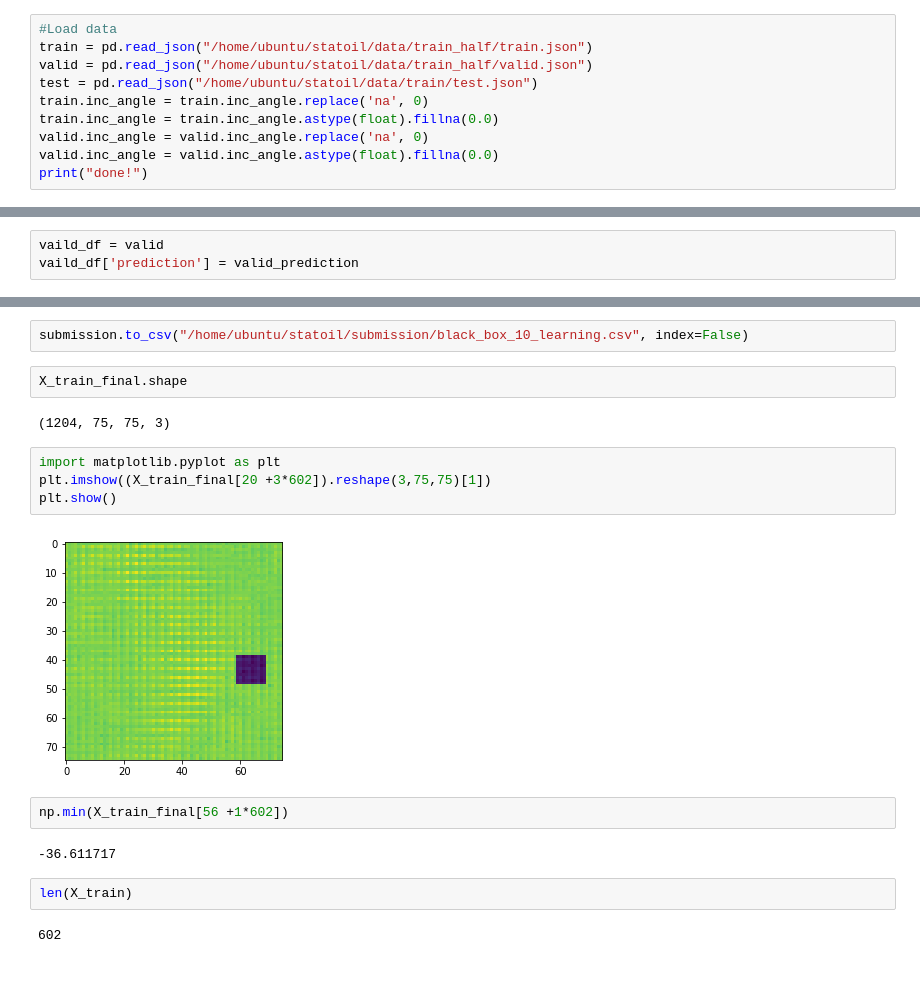
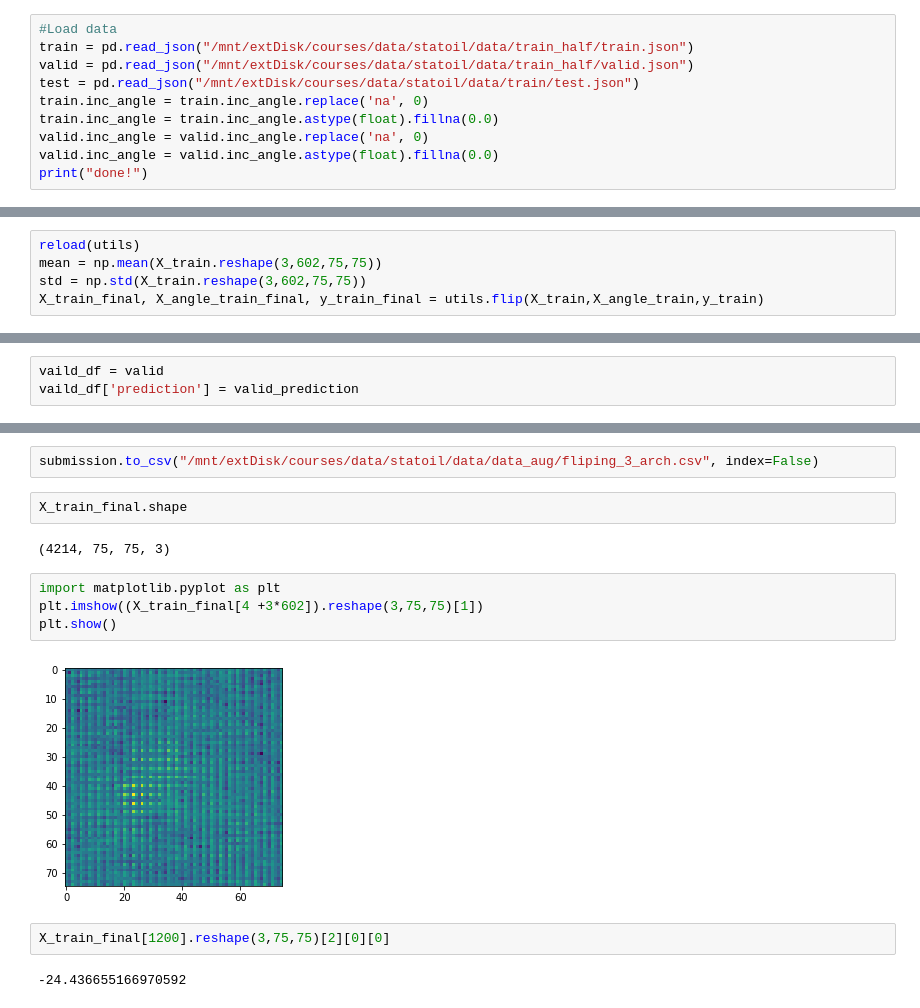
Before and after one commit to yoavtalmi/statoil, a Jupyter notebook: data_augmentation.ipynb, the cells around one changed output, grey strips where cells are left out. Cells and saved outputs as stored; diff of their text form; blank space fills up the shorter version.

Commit message:
adding noise box, adding changing sizes and number of black box, adding fliping and rotateing data, adding stacking, more tries with pseudo label, tring pre process

```diff
--- a/data_augmentation.ipynb
+++ b/data_augmentation.ipynb
@@ -10,8 +8,8 @@ Using Theano backend.
 # %%
 #Load data
-train = pd.read_json("/home/ubuntu/statoil/data/train_half/train.json")
-valid = pd.read_json("/home/ubuntu/statoil/data/train_half/valid.json")
-test = pd.read_json("/home/ubuntu/statoil/data/train/test.json")
+train = pd.read_json("/mnt/extDisk/courses/data/statoil/data/train_half/train.json")
+valid = pd.read_json("/mnt/extDisk/courses/data/statoil/data/train_half/valid.json")
+test = pd.read_json("/mnt/extDisk/courses/data/statoil/data/train/test.json")
 train.inc_angle = train.inc_angle.replace('na', 0)
 train.inc_angle = train.inc_angle.astype(float).fillna(0.0)
 valid.inc_angle = valid.inc_angle.replace('na', 0)
@@ -137 +157,6 @@ X_train_final, X_angle_train_final, y_train_final = utils.black_box(X_train,X_an
+# %%
+reload(utils)
+mean = np.mean(X_train.reshape(3,602,75,75))
+std = np.std(X_train.reshape(3,602,75,75))
+X_train_final, X_angle_train_final, y_train_final = utils.flip(X_train,X_angle_train,y_train)
 # %%
@@ -275,20 +335,16 @@ submission.head(10)
 # %%
-submission.to_csv("/home/ubuntu/statoil/submission/black_box_10_learning.csv", index=False)
+submission.to_csv("/mnt/extDisk/courses/data/statoil/data/data_aug/fliping_3_arch.csv", index=False)
 # %%
 X_train_final.shape
 # %% [output]
-(1204, 75, 75, 3)
+(4214, 75, 75, 3)
 # %%
 import matplotlib.pyplot as plt
-plt.imshow((X_train_final[20 +3*602]).reshape(3,75,75)[1])
+plt.imshow((X_train_final[4 +3*602]).reshape(3,75,75)[1])
 plt.show()
 # %% [output]
-[figure, old version]
+[figure, new version]
-# %%
-np.min(X_train_final[56 +1*602])
-# %% [output]
--36.611717
-# %%
-len(X_train)
-# %% [output]
-602
+# %%
+X_train_final[1200].reshape(3,75,75)[2][0][0]
+# %% [output]
+-24.436655166970592
```
Also changed, not shown: parts of 21 cells of this notebook, 3 other files.
